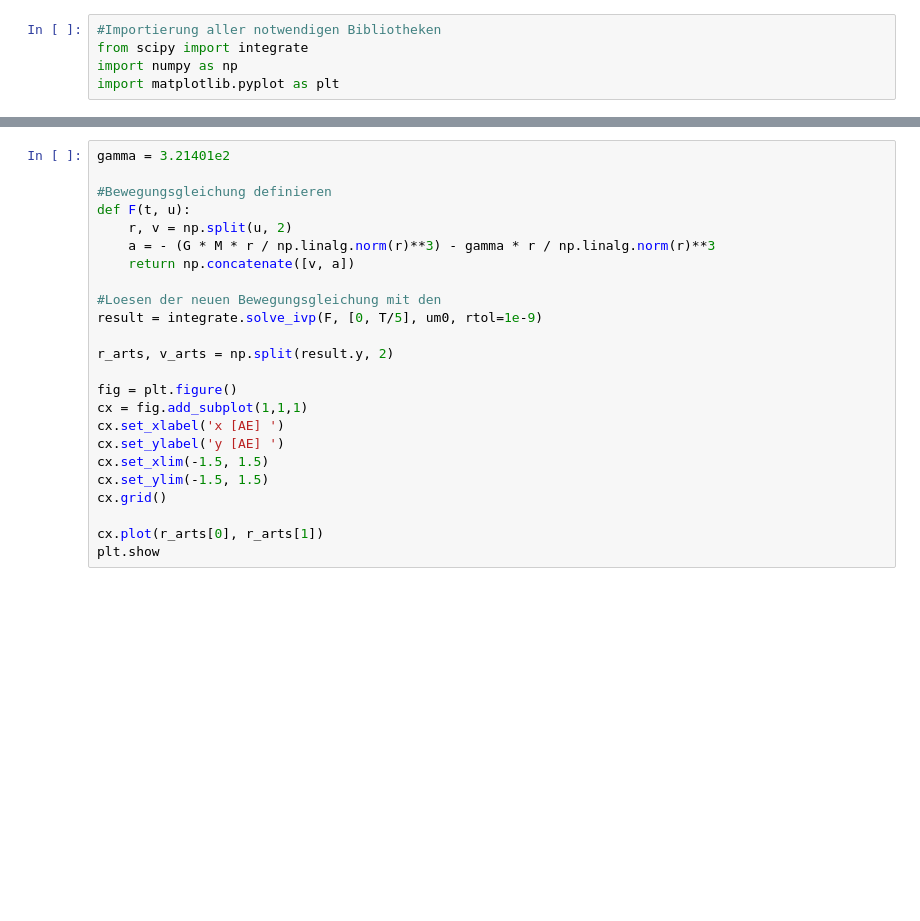
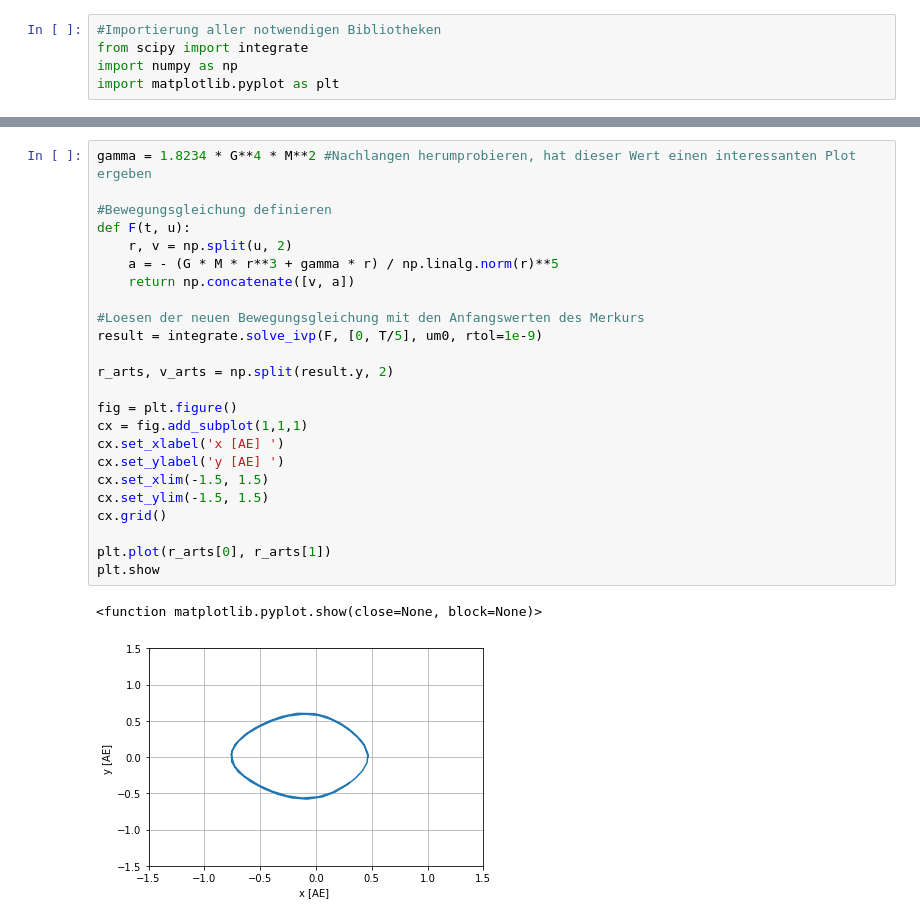
Before and after one commit to DavincoRaymoon/physics_bachelor, a Jupyter notebook: mathematical_methods_of_physics/C3_Circular_orbits.ipynb, the cells around one changed output, grey strips where cells are left out. Saved outputs shown, nothing was run; the diff lists cells and outputs as text; blank space fills up the shorter version.

```diff
--- a/mathematical_methods_of_physics/C3_Circular_orbits.ipynb
+++ b/mathematical_methods_of_physics/C3_Circular_orbits.ipynb
@@ -104,24 +107,27 @@ Fügen Sie dem Zentralpotential einen Term −γ/r 3 ähnlich wie in [P18] hinzu
 # %%
-gamma = 3.21401e2
+gamma = 1.8234 * G**4 * M**2 #Nachlangen herumprobieren, hat dieser Wert einen interessanten Plot ergeben
 
 #Bewegungsgleichung definieren
 def F(t, u):
     r, v = np.split(u, 2)
-    a = - (G * M * r / np.linalg.norm(r)**3) - gamma * r / np.linalg.norm(r)**3
+    a = - (G * M * r**3 + gamma * r) / np.linalg.norm(r)**5
     return np.concatenate([v, a])
 
-#Loesen der neuen Bewegungsgleichung mit den
+#Loesen der neuen Bewegungsgleichung mit den Anfangswerten des Merkurs
 result = integrate.solve_ivp(F, [0, T/5], um0, rtol=1e-9)
 
 r_arts, v_arts = np.split(result.y, 2)
 
 fig = plt.figure()
 cx = fig.add_subplot(1,1,1)
 cx.set_xlabel('x [AE] ')
 cx.set_ylabel('y [AE] ')
 cx.set_xlim(-1.5, 1.5)
 cx.set_ylim(-1.5, 1.5)
 cx.grid()
 
-cx.plot(r_arts[0], r_arts[1])
+plt.plot(r_arts[0], r_arts[1])
 plt.show
+# %% [output]
+<function matplotlib.pyplot.show(close=None, block=None)>
+[figure, added]
```
Also changed, not shown: parts of 8 cells of this notebook.
